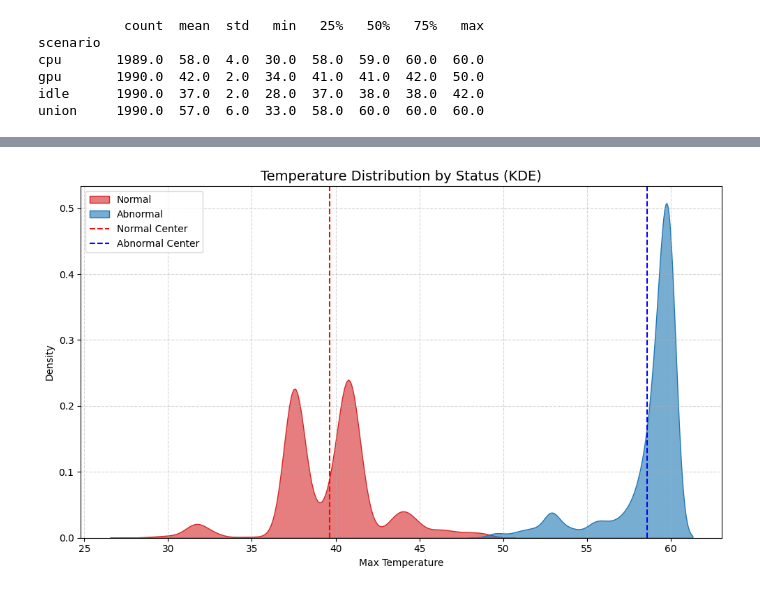
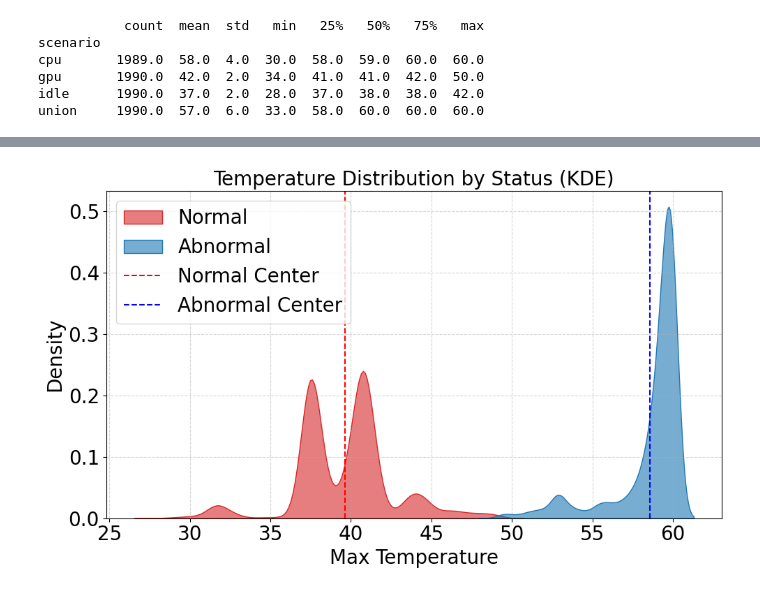
Before and after one commit to 2025-Capstone-Project/Data-Analysis, a Jupyter notebook: Analysis.ipynb, the cells around one changed output, grey strips where cells are left out. Drawn from its saved outputs; the diff is of its cells as text; code cells hidden in the pictures.

```diff
--- a/Analysis.ipynb
+++ b/Analysis.ipynb
@@ -9,6 +9,7 @@ Mounted at /content/drive
 print("현재 작업 경로: ", os.getcwd())
 os.chdir("/content/drive/MyDrive")
 print("변경된 작업 경로: ", os.getcwd())
+_FONT_SIZE = 20
 # %% [output]
 현재 작업 경로:  /content
 변경된 작업 경로:  /content/drive/MyDrive
@@ -251,18 +353,20 @@ Normal    4232.0  40.0  3.0  28.0  38.0  40.0  41.0  49.0
 # %%
 plt.figure(figsize=(10, 6))
 sns.kdeplot(data=df[df["status"] == "Normal"]["max"], label="Normal", fill=True, color="#d62728", alpha=0.6)  # 빨간색
 sns.kdeplot(data=df[df["status"] == "Abnormal"]["max"], label="Abnormal", fill=True, color="#1f77b4", alpha=0.6)  # 파란색
 
 plt.axvline(cluster_centers[normal_cluster], color="red", linestyle="--", label="Normal Center")
 plt.axvline(cluster_centers[abnormal_cluster], color="blue", linestyle="--", label="Abnormal Center")
 
-plt.title("Temperature Distribution by Status (KDE)", fontsize=14)
-plt.xlabel("Max Temperature")
-plt.ylabel("Density")
+plt.title("Temperature Distribution by Status (KDE)", fontsize=_FONT_SIZE)
+plt.xlabel("Max Temperature", fontsize=_FONT_SIZE)
+plt.ylabel("Density", fontsize=_FONT_SIZE)
 plt.grid(True, linestyle="--", alpha=0.5)
-plt.legend()
+plt.legend(fontsize=_FONT_SIZE)
+plt.xticks(fontsize=_FONT_SIZE)
+plt.yticks(fontsize=_FONT_SIZE)
 plt.tight_layout()
 plt.savefig("kde_status_overlay.png", dpi=300)
 plt.show()
 # %% [output]
-[figure, old version]
+[figure, new version]
```
Also changed, not shown: parts of 12 cells of this notebook.
